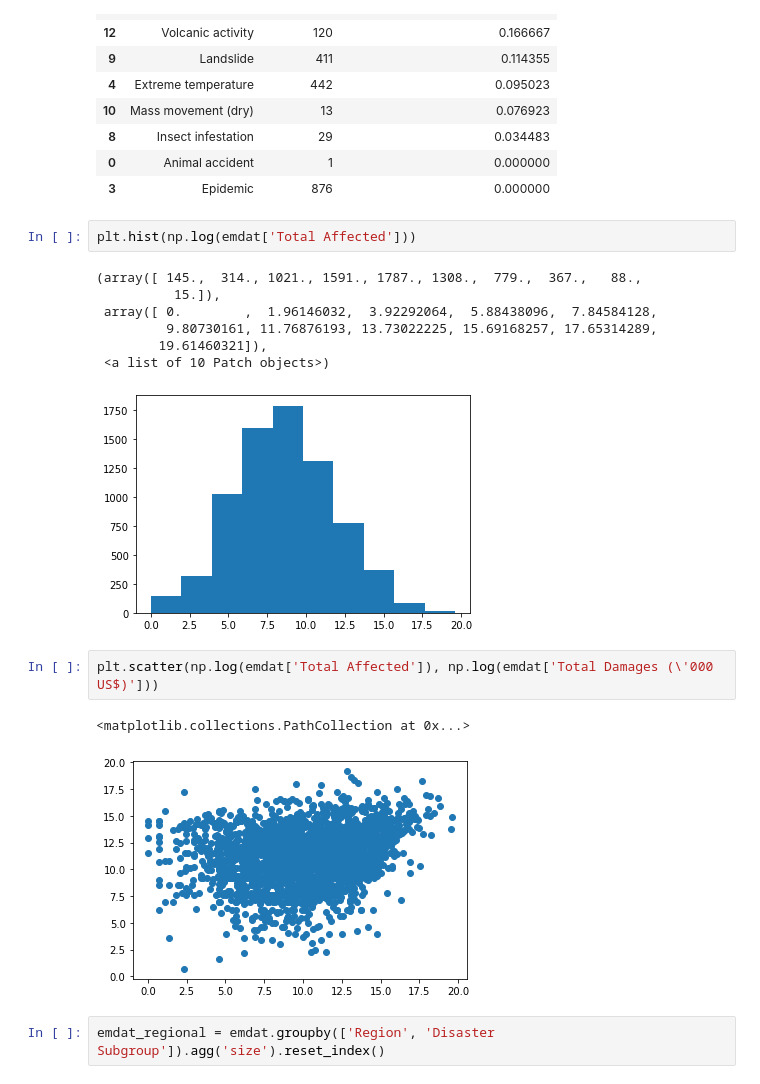
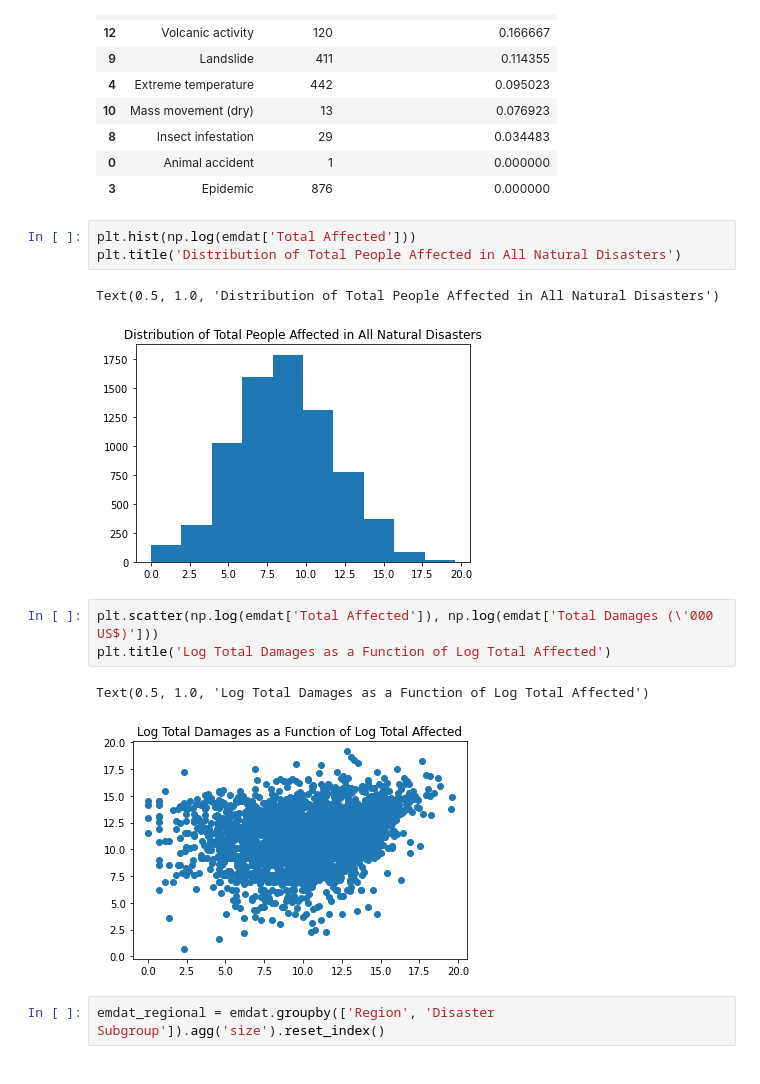
Before and after one commit to huesofenigma/DS4A_energy, a Jupyter notebook: ds4a_eda_isabella.ipynb, the cells around one changed output. Saved outputs shown, nothing was run; the diff lists cells and outputs as text.

```diff
--- a/ds4a_eda_isabella.ipynb
+++ b/ds4a_eda_isabella.ipynb
@@ -145,19 +152,16 @@ disaster_count[['Disaster Type', 'Total count', 'Proportion of events with repor
 | 3 | Epidemic | 876 | 0.000000 |
 # %%
 plt.hist(np.log(emdat['Total Affected']))
+plt.title('Distribution of Total People Affected in All Natural Disasters')
 # %% [output]
-(array([ 145.,  314., 1021., 1591., 1787., 1308.,  779.,  367.,   88.,
-          15.]),
- array([ 0.        ,  1.96146032,  3.92292064,  5.88438096,  7.84584128,
-         9.80730161, 11.76876193, 13.73022225, 15.69168257, 17.65314289,
-        19.61460321]),
- <a list of 10 Patch objects>)
+Text(0.5, 1.0, 'Distribution of Total People Affected in All Natural Disasters')
-[figure, old version]
+[figure, new version]
 # %%
 plt.scatter(np.log(emdat['Total Affected']), np.log(emdat['Total Damages (\'000 US$)']))
+plt.title('Log Total Damages as a Function of Log Total Affected')
 # %% [output]
-<matplotlib.collections.PathCollection at 0x...>
+Text(0.5, 1.0, 'Log Total Damages as a Function of Log Total Affected')
-[figure, old version]
+[figure, new version]
 # %%
 emdat_regional = emdat.groupby(['Region', 'Disaster Subgroup']).agg('size').reset_index()
 # %%
```
Also changed, not shown: parts of 5 cells of this notebook.
